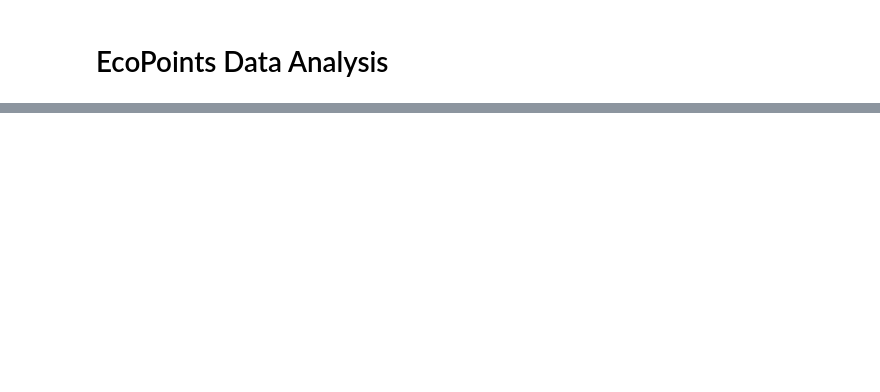
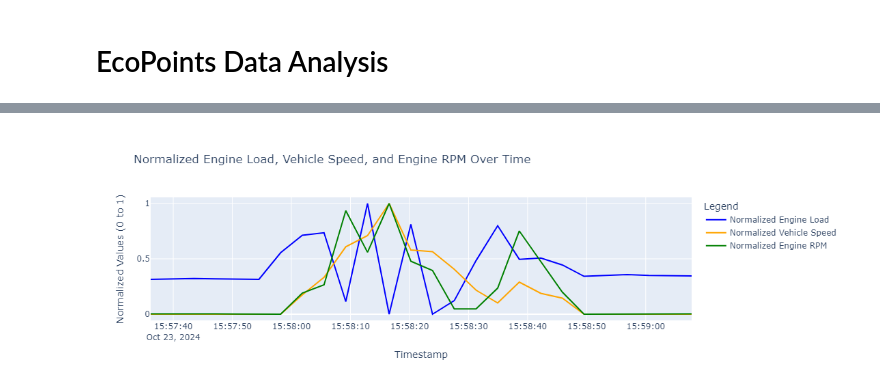
Before and after one commit to 2324-4bhif-syp/2324-4bhif-syp-project-ecopoints, a Jupyter notebook: notebook/DataAnalysis.ipynb, the cells around one changed output, grey strips where cells are left out. Cells and saved outputs as stored; diff of their text form; code cells hidden in the pictures; blank space fills up the shorter version.

```diff
--- a/notebook/DataAnalysis.ipynb
+++ b/notebook/DataAnalysis.ipynb
@@ -82,0 +149,21 @@ plt.grid(True)
+# %%
+df['Normalized Engine Load'] = (df['Engine Load'] - df['Engine Load'].min()) / (df['Engine Load'].max() - df['Engine Load'].min())
+df['Normalized Vehicle Speed'] = (df['Vehicle Speed'] - df['Vehicle Speed'].min()) / (df['Vehicle Speed'].max() - df['Vehicle Speed'].min())
+df['Normalized Engine RPM'] = (df['Engine RPM'] - df['Engine RPM'].min()) / (df['Engine RPM'].max() - df['Engine RPM'].min())
+
+fig = go.Figure()
+fig.add_trace(go.Scatter(x=df['timestamp'], y=df['Normalized Engine Load'], mode='lines', name='Normalized Engine Load', line=dict(color='blue', width=2)))
+fig.add_trace(go.Scatter(x=df['timestamp'], y=df['Normalized Vehicle Speed'], mode='lines', name='Normalized Vehicle Speed', line=dict(color='orange', width=2)))
+fig.add_trace(go.Scatter(x=df['timestamp'], y=df['Normalized Engine RPM'], mode='lines', name='Normalized Engine RPM', line=dict(color='green', width=2)))
+fig.update_layout(
+    title='Normalized Engine Load, Vehicle Speed, and Engine RPM Over Time',
+    xaxis_title='Timestamp',
+    yaxis_title='Normalized Values (0 to 1)',
+    legend_title='Legend',
+    xaxis=dict(showgrid=True),
+    yaxis=dict(showgrid=True),
+    hovermode='x unified'
+)
+fig.show()
+# %% [output]
+[figure, added]
```
Also changed, not shown: parts of 25 cells of this notebook, 2 other files.
